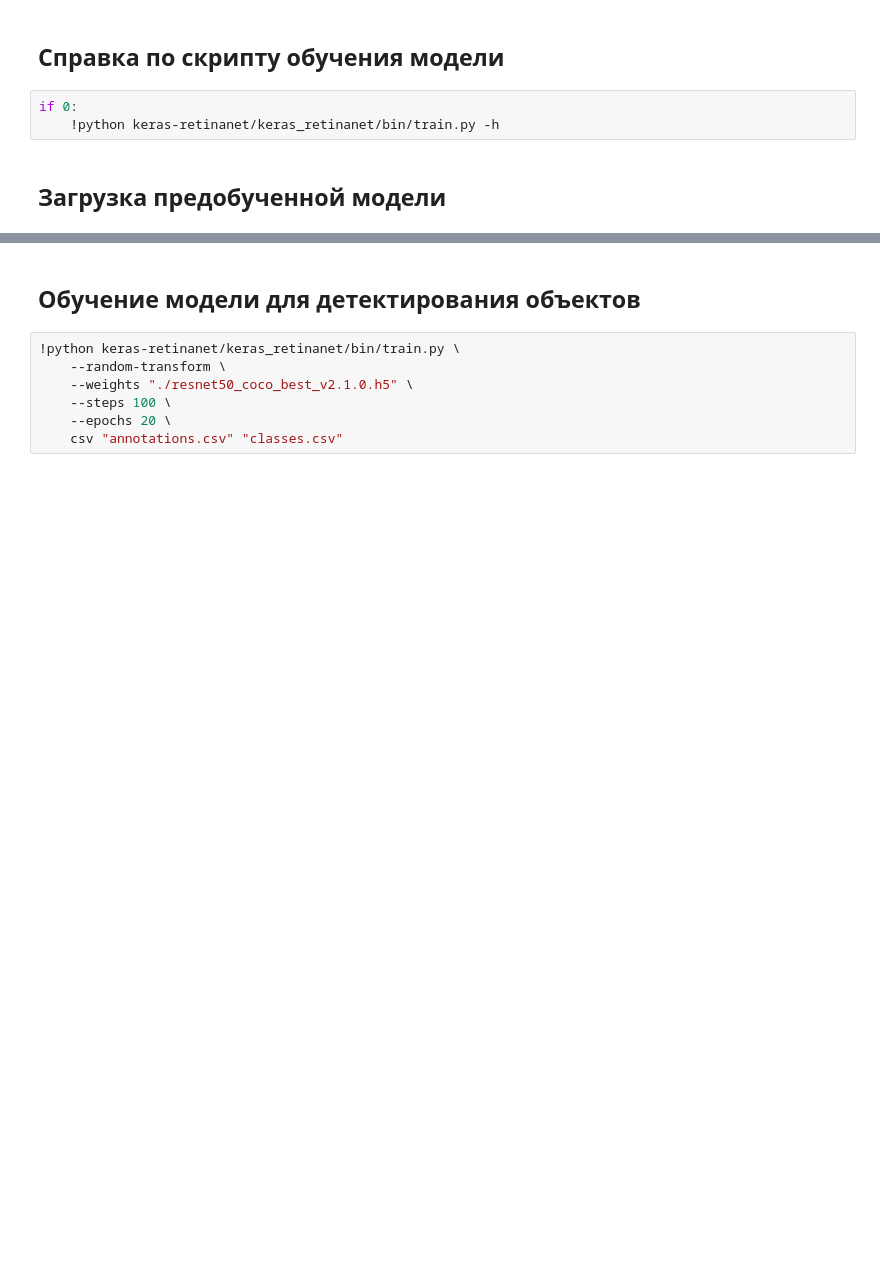
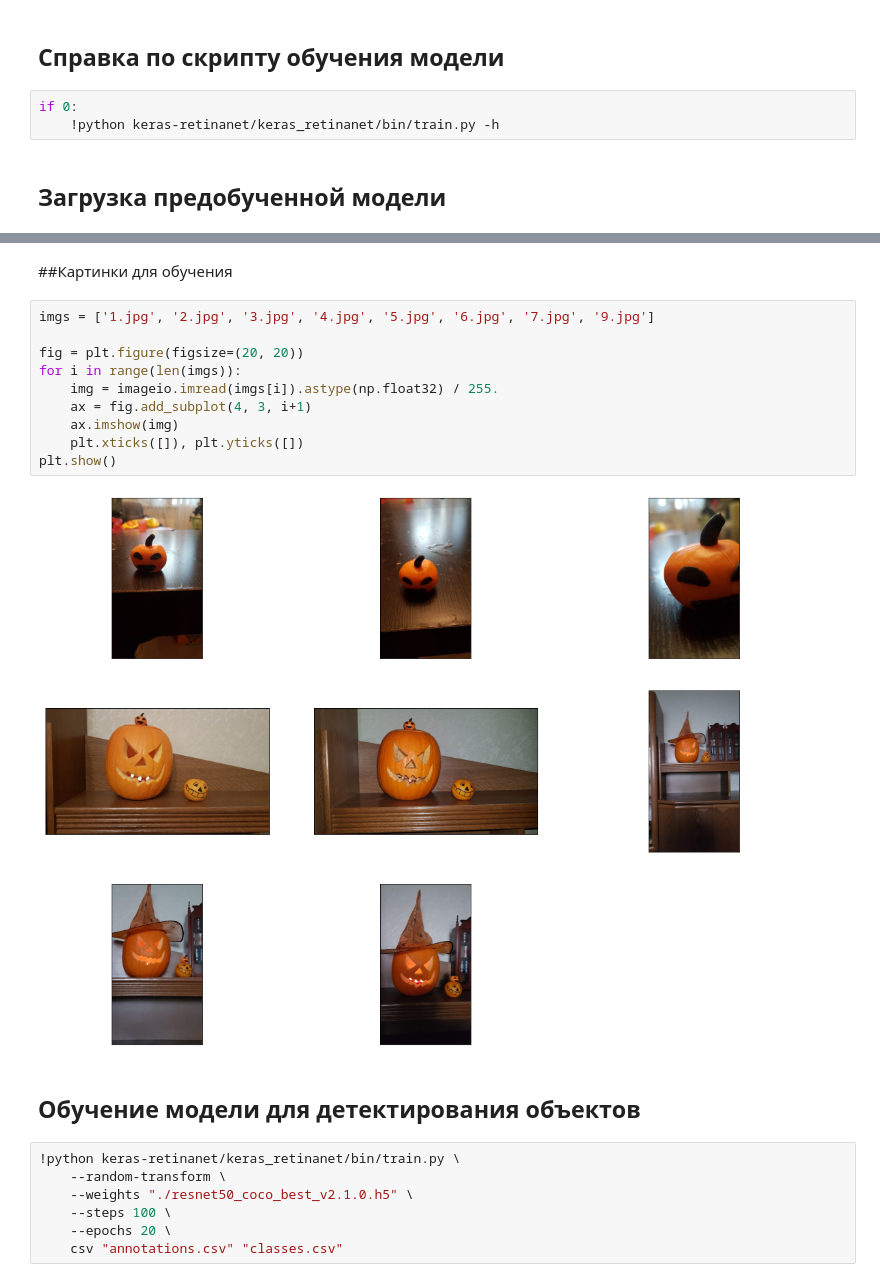
Before and after one commit to annulet/CNN_NVIDIA, a Jupyter notebook: hw_5_object_detection.ipynb, the cells around one changed output, grey strips where cells are left out. Drawn from its saved outputs; the diff is of its cells as text; blank space fills up the shorter version.

```diff
--- a/hw_5_object_detection.ipynb
+++ b/hw_5_object_detection.ipynb
@@ -58,3 +68,17 @@ resnet50_coco_best_ 100%[===================>] 145.59M  43.4MB/s    in 3.5s
+# %% [markdown]
+##Картинки для обучения
+# %%
+imgs = ['1.jpg', '2.jpg', '3.jpg', '4.jpg', '5.jpg', '6.jpg', '7.jpg', '9.jpg']
+
+fig = plt.figure(figsize=(20, 20))
+for i in range(len(imgs)):
+    img = imageio.imread(imgs[i]).astype(np.float32) / 255.
+    ax = fig.add_subplot(4, 3, i+1)
+    ax.imshow(img)
+    plt.xticks([]), plt.yticks([])
+plt.show()
+# %% [output]
+[figure, added]
 # %% [markdown]
 ## Обучение модели для детектирования объектов
 # %%
```
Also changed, not shown: parts of 12 cells of this notebook.
